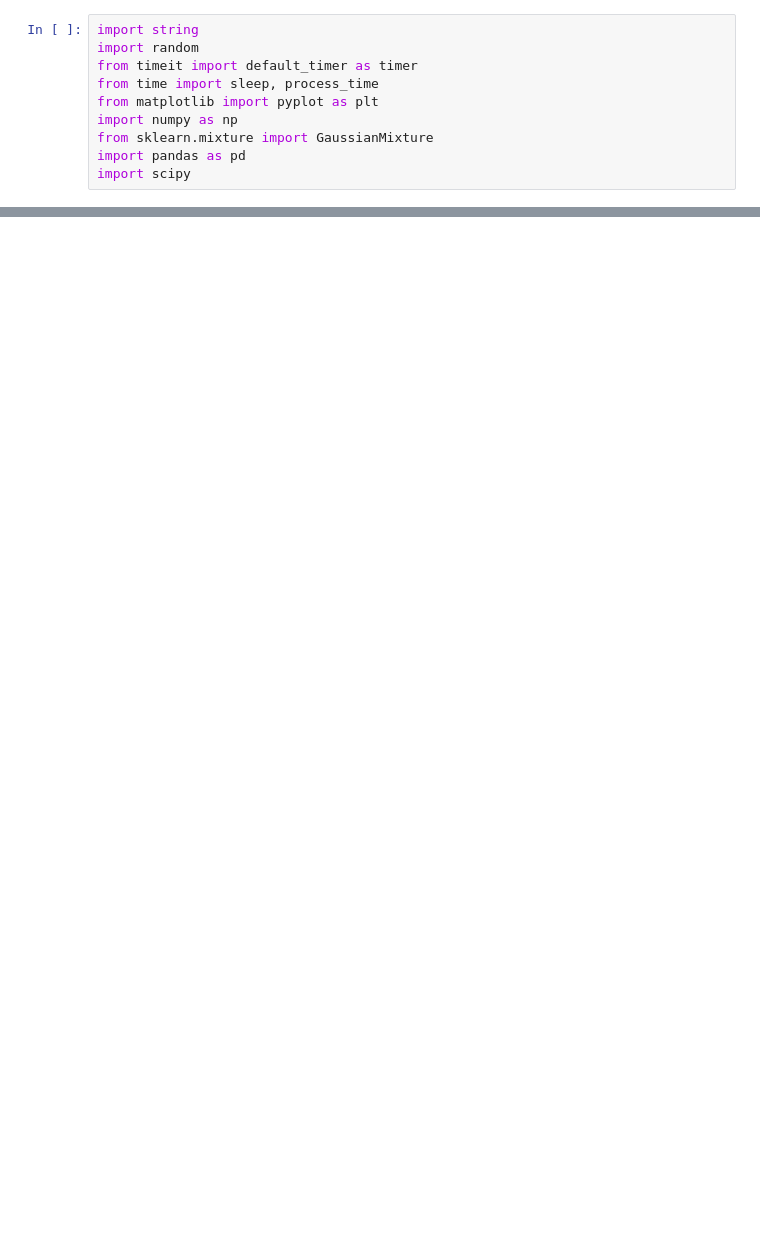
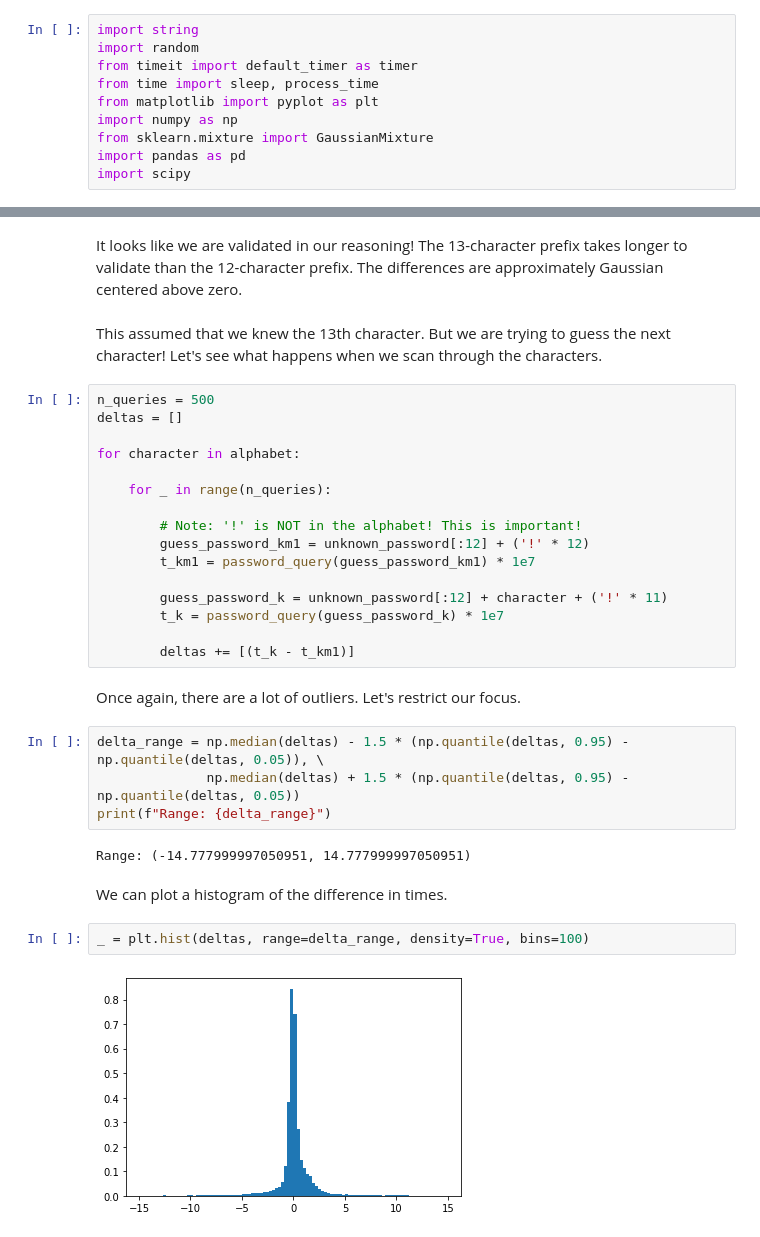
Before and after one commit to RobertDurfee/GMMTimingAttack, a Jupyter notebook: GMMTimingAttack.ipynb, the cells around one changed output, grey strips where cells are left out. Cells and saved outputs as stored; diff of their text form; blank space fills up the shorter version.

```diff
--- a/GMMTimingAttack.ipynb
+++ b/GMMTimingAttack.ipynb
@@ -110,0 +102,34 @@ _ = plt.plot(xx, scipy.stats.norm.pdf(xx, gmm.means_[1,0], gmm.covariances_[1,0]
+# %% [markdown]
+It looks like we are validated in our reasoning! The 13-character prefix takes longer to validate than the 12-character prefix. The differences are approximately Gaussian centered above zero.
+# %% [markdown]
+This assumed that we knew the 13th character. But we are trying to guess the next character! Let's see what happens when we scan through the characters.
+# %%
+n_queries = 500
+deltas = []
+
+for character in alphabet:
+
+    for _ in range(n_queries):
+
+        # Note: '!' is NOT in the alphabet! This is important!
+        guess_password_km1 = unknown_password[:12] + ('!' * 12)
+        t_km1 = password_query(guess_password_km1) * 1e7
+
+        guess_password_k = unknown_password[:12] + character + ('!' * 11)
+        t_k = password_query(guess_password_k) * 1e7
+
+        deltas += [(t_k - t_km1)]
+# %% [markdown]
+Once again, there are a lot of outliers. Let's restrict our focus.
+# %%
+delta_range = np.median(deltas) - 1.5 * (np.quantile(deltas, 0.95) - np.quantile(deltas, 0.05)), \
+              np.median(deltas) + 1.5 * (np.quantile(deltas, 0.95) - np.quantile(deltas, 0.05))
+print(f"Range: {delta_range}")
+# %% [output]
+Range: (-14.777999997050951, 14.777999997050951)
+# %% [markdown]
+We can plot a histogram of the difference in times.
+# %%
+_ = plt.hist(deltas, range=delta_range, density=True, bins=100)
+# %% [output]
+[figure, added]
```
Also changed, not shown: parts of 61 cells of this notebook, 5 other files.
